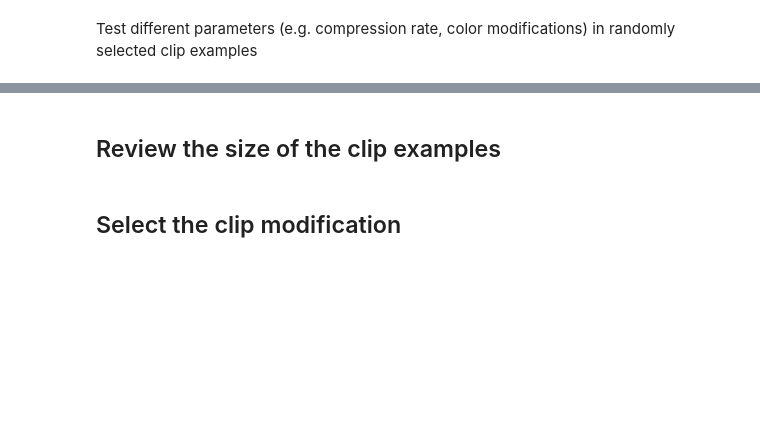
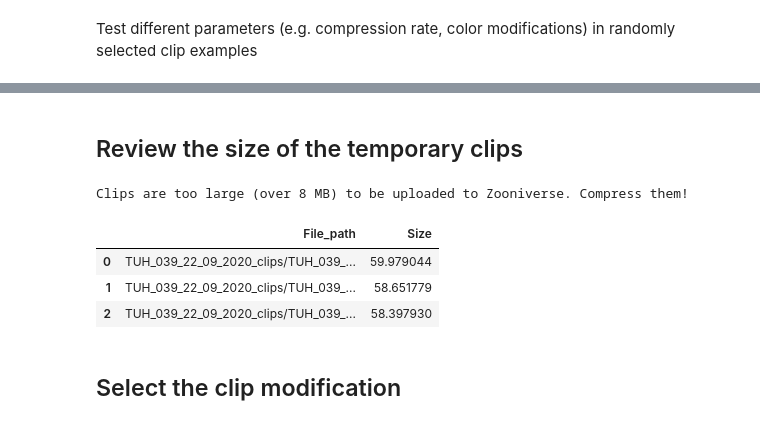
Before and after one commit to pilarnavarro/koster_data_management, a Jupyter notebook: colab_tutorials/3_Upload_clips_to_Zooniverse.ipynb, the cells around one changed output, grey strips where cells are left out. Drawn from its saved outputs; the diff is of its cells as text; code cells hidden in the pictures; blank space fills up the shorter version.

```diff
--- a/colab_tutorials/3_Upload_clips_to_Zooniverse.ipynb
+++ b/colab_tutorials/3_Upload_clips_to_Zooniverse.ipynb
@@ -101,4 +107,4 @@ available_movies_df = t3.retrieve_movie_info_from_server(project = project,
 # %% [markdown]
 ### Select the movie you want to upload to Zooniverse
 # %%
-movie_i = t3.movie_to_upload(available_movies_df = available_movies_df)
+movie_selected = t3.select_movie(available_movies_df)
@@ -104,0 +115,8 @@ movie_i = t3.movie_to_upload(available_movies_df = available_movies_df)
+# %%
+movie_display, movie_path = t_utils.preview_movie(
+    project = project,
+    db_info_dict = db_info_dict,
+    available_movies_df = available_movies_df,
+    movie_i = movie_selected.value
+)
+movie_display
@@ -119,5 +140,7 @@ t3.preview_movie(project,db_info_dict,available_movies_df,movie_i)
 # %% [markdown]
 Test different parameters (e.g. compression rate, color modifications) in randomly selected clip examples
 # %%
-random_clips_info = t3.select_random_clips(movie_i = movie_i.value,
-                                           db_info_dict = db_info_dict)
+random_clip_selection = t3.select_random_clips(
+    movie_i = movie_selected.value,
+    db_info_dict = db_info_dict
+)
@@ -124,7 +149,8 @@ random_clips_info = t3.select_random_clips(movie_i = movie_i.value,
 # %%
-temp_clips = t3.create_clips(available_movies_df = available_movies_df,
-                             movie_i = movie_i.value,
-                             db_info_dict = db_info_dict,
-                             clip_selection = random_clips_info,
-                             project = project,
-                             example_clips = True)
+example_clips = t3.create_example_clips(
+    movie_i = movie_selected.value,
+    movie_path = movie_path,
+    db_info_dict = db_info_dict,
+    project = project,
+    clip_selection = random_clip_selection
+)
@@ -131,7 +171,13 @@ temp_clips = t3.create_clips(available_movies_df = available_movies_df,
 # %% [markdown]
-## Review the size of the clip examples
+## Review the size of the temporary clips
 # %%
-t3.check_clip_size(clips_df = temp_clips)
+t3.check_clip_size(clips_list = example_clips)
+# %% [output]
+Clips are too large (over 8 MB) to be uploaded to Zooniverse. Compress them!
+|  | File_path | Size |
+| 0 | TUH_039_22_09_2020_clips/TUH_039_... | 59.979044 |
+| 1 | TUH_039_22_09_2020_clips/TUH_039_... | 58.651779 |
+| 2 | TUH_039_22_09_2020_clips/TUH_039_... | 58.397930 |
 # %% [markdown]
 ## Select the clip modification
 # %%
```
Also changed, not shown: parts of 35 cells of this notebook, 1 other file.
